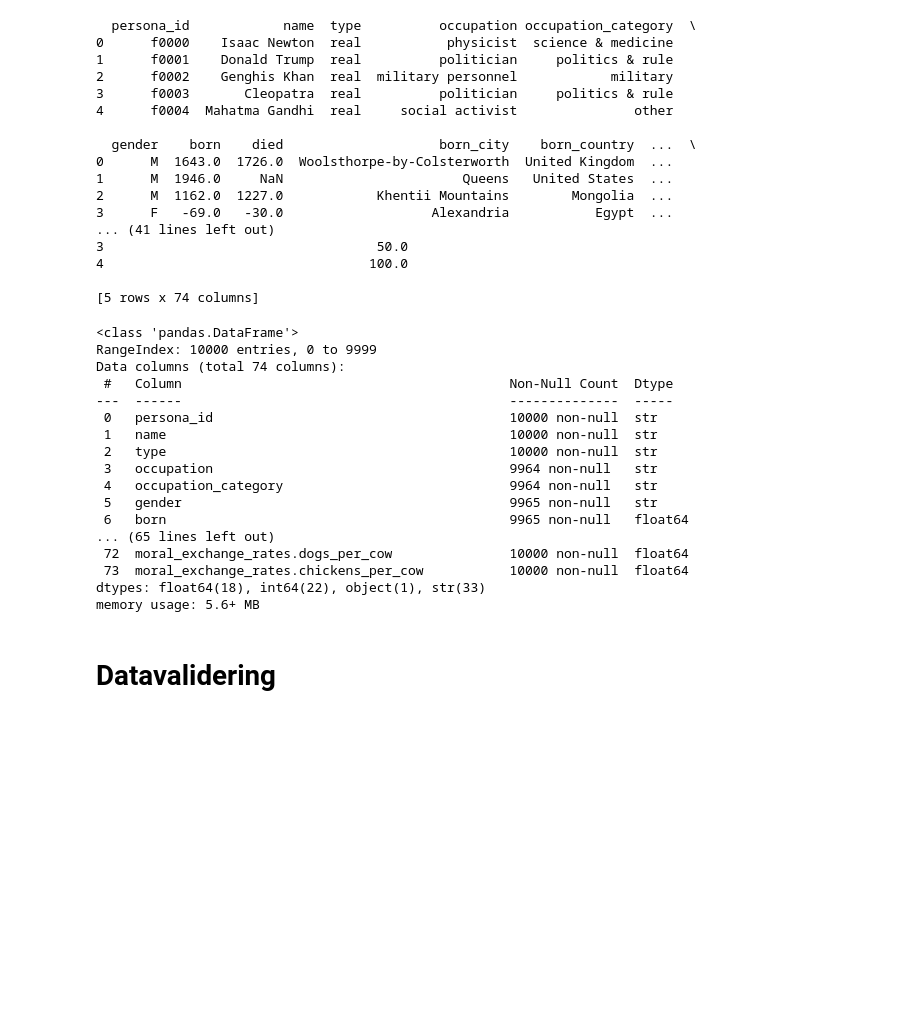
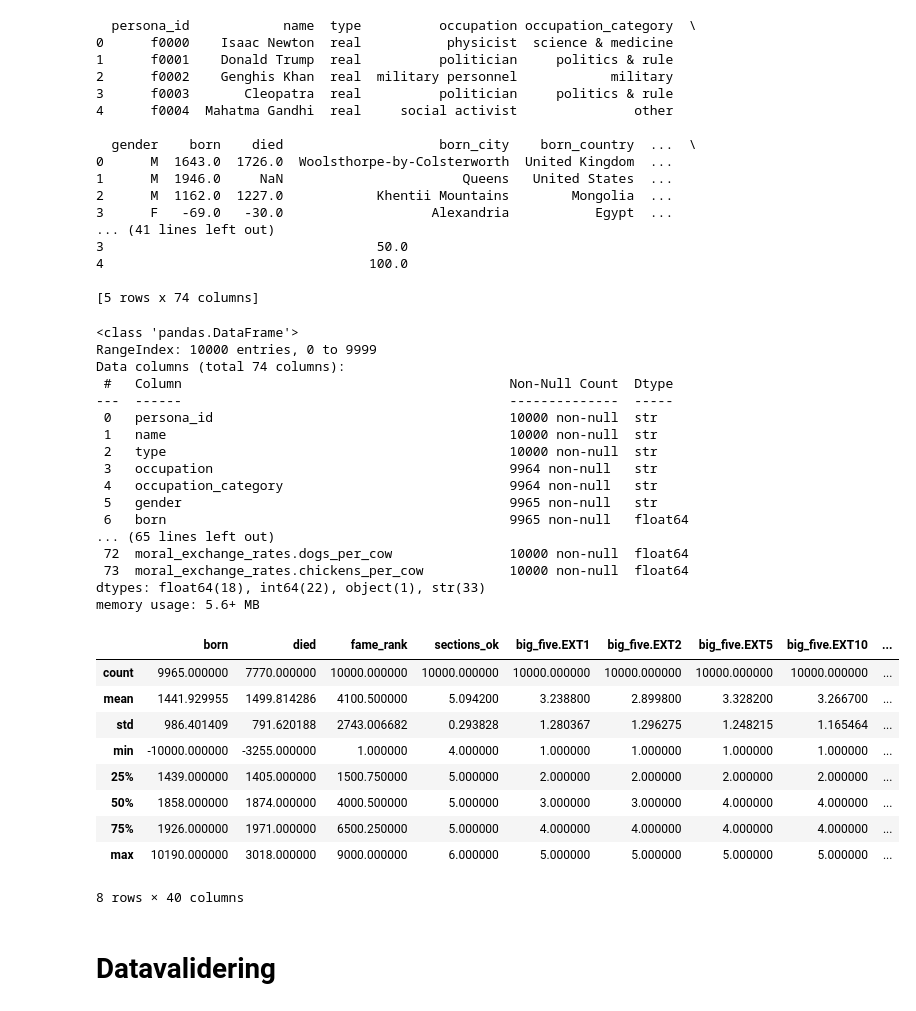
Before and after one commit to Petteroli/INF161-prosjekt, a Jupyter notebook: Prosjekt_inf161.ipynb, the cells around one changed output. Cells and saved outputs as stored; diff of their text form; code cells hidden in the pictures; blank space fills up the shorter version.

```diff
--- a/Prosjekt_inf161.ipynb
+++ b/Prosjekt_inf161.ipynb
@@ -31,24 +31,35 @@ print(df.head())
 [5 rows x 74 columns]
 # %%
 df.info()
+df.describe()
 # %% [output]
 <class 'pandas.DataFrame'>
 RangeIndex: 10000 entries, 0 to 9999
 Data columns (total 74 columns):
  #   Column                                          Non-Null Count  Dtype
 ---  ------                                          --------------  -----
  0   persona_id                                      10000 non-null  str
  1   name                                            10000 non-null  str
  2   type                                            10000 non-null  str
  3   occupation                                      9964 non-null   str
  4   occupation_category                             9964 non-null   str
  5   gender                                          9965 non-null   str
  6   born                                            9965 non-null   float64
 ... (65 lines left out)
  72  moral_exchange_rates.dogs_per_cow               10000 non-null  float64
  73  moral_exchange_rates.chickens_per_cow           10000 non-null  float64
 dtypes: float64(18), int64(22), object(1), str(33)
 memory usage: 5.6+ MB
+|  | born | died | fame_rank | sections_ok | big_five.EXT1 | big_five.EXT2 | big_five.EXT5 | big_five.EXT10 | ... |
+| count | 9965.000000 | 7770.000000 | 10000.000000 | 10000.000000 | 10000.000000 | 10000.000000 | 10000.000000 | 10000.000000 | ... |
+| mean | 1441.929955 | 1499.814286 | 4100.500000 | 5.094200 | 3.238800 | 2.899800 | 3.328200 | 3.266700 | ... |
+| std | 986.401409 | 791.620188 | 2743.006682 | 0.293828 | 1.280367 | 1.296275 | 1.248215 | 1.165464 | ... |
+| min | -10000.000000 | -3255.000000 | 1.000000 | 4.000000 | 1.000000 | 1.000000 | 1.000000 | 1.000000 | ... |
+| 25% | 1439.000000 | 1405.000000 | 1500.750000 | 5.000000 | 2.000000 | 2.000000 | 2.000000 | 2.000000 | ... |
+| 50% | 1858.000000 | 1874.000000 | 4000.500000 | 5.000000 | 3.000000 | 3.000000 | 4.000000 | 4.000000 | ... |
+| 75% | 1926.000000 | 1971.000000 | 6500.250000 | 5.000000 | 4.000000 | 4.000000 | 4.000000 | 4.000000 | ... |
+| max | 10190.000000 | 3018.000000 | 9000.000000 | 6.000000 | 5.000000 | 5.000000 | 5.000000 | 5.000000 | ... |
+8 rows × 40 columns
 # %% [markdown]
 # Datavalidering
 # %%
```
